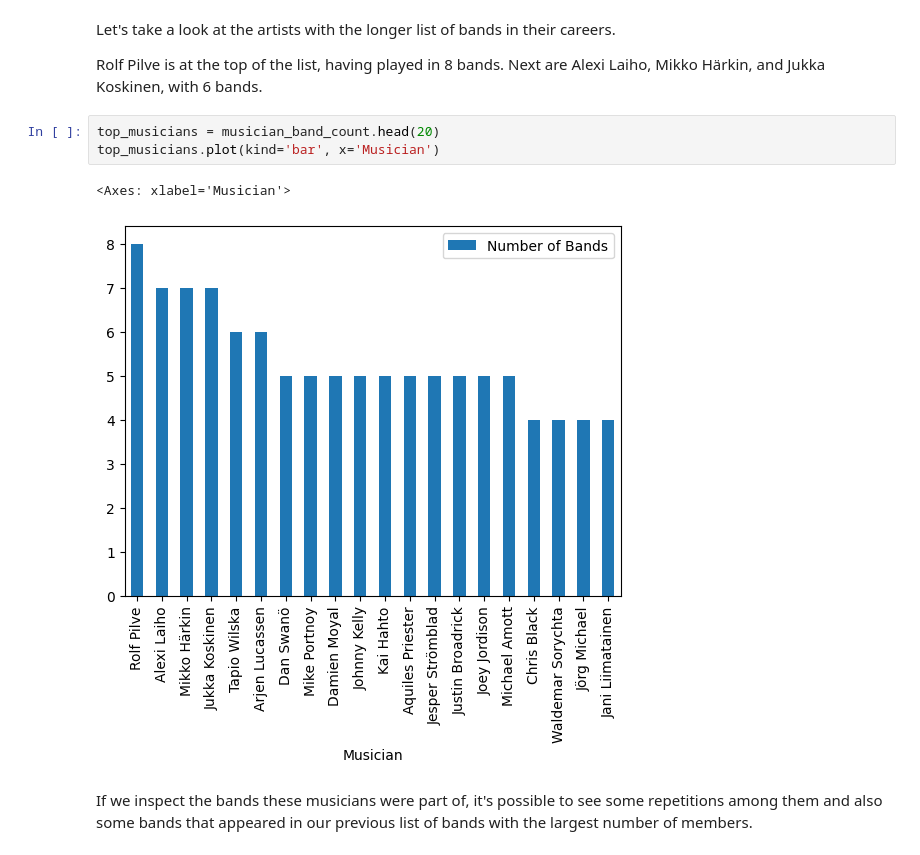
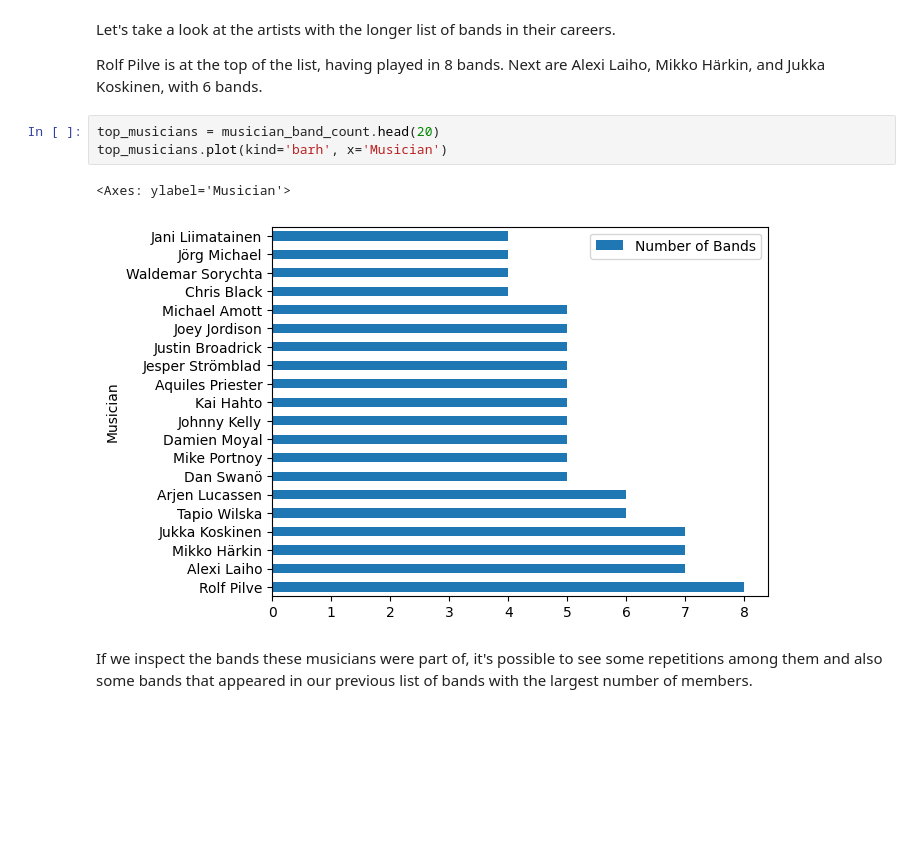
Before and after one commit to marinadelatorre/MetalExplorer, a Jupyter notebook: analyze_members.ipynb, the cells around one changed output. Cells and saved outputs as stored; diff of their text form; blank space fills up the shorter version.

```diff
--- a/analyze_members.ipynb
+++ b/analyze_members.ipynb
@@ -92,10 +92,10 @@ Let's take a look at the artists with the longer list of bands in their careers.
 Rolf Pilve is at the top of the list, having played in 8 bands. Next are Alexi Laiho, Mikko Härkin, and Jukka Koskinen, with 6 bands.
 # %%
 top_musicians = musician_band_count.head(20)
-top_musicians.plot(kind='bar', x='Musician')
+top_musicians.plot(kind='barh', x='Musician')
 # %% [output]
-<Axes: xlabel='Musician'>
+<Axes: ylabel='Musician'>
-[figure, old version]
+[figure, new version]
 # %% [markdown]
 If we inspect the bands these musicians were part of, it's possible to see some repetitions among them and also some bands that appeared in our previous list of bands with the largest number of members.
 # %%
```
Also changed, not shown: parts of 2 cells of this notebook.
